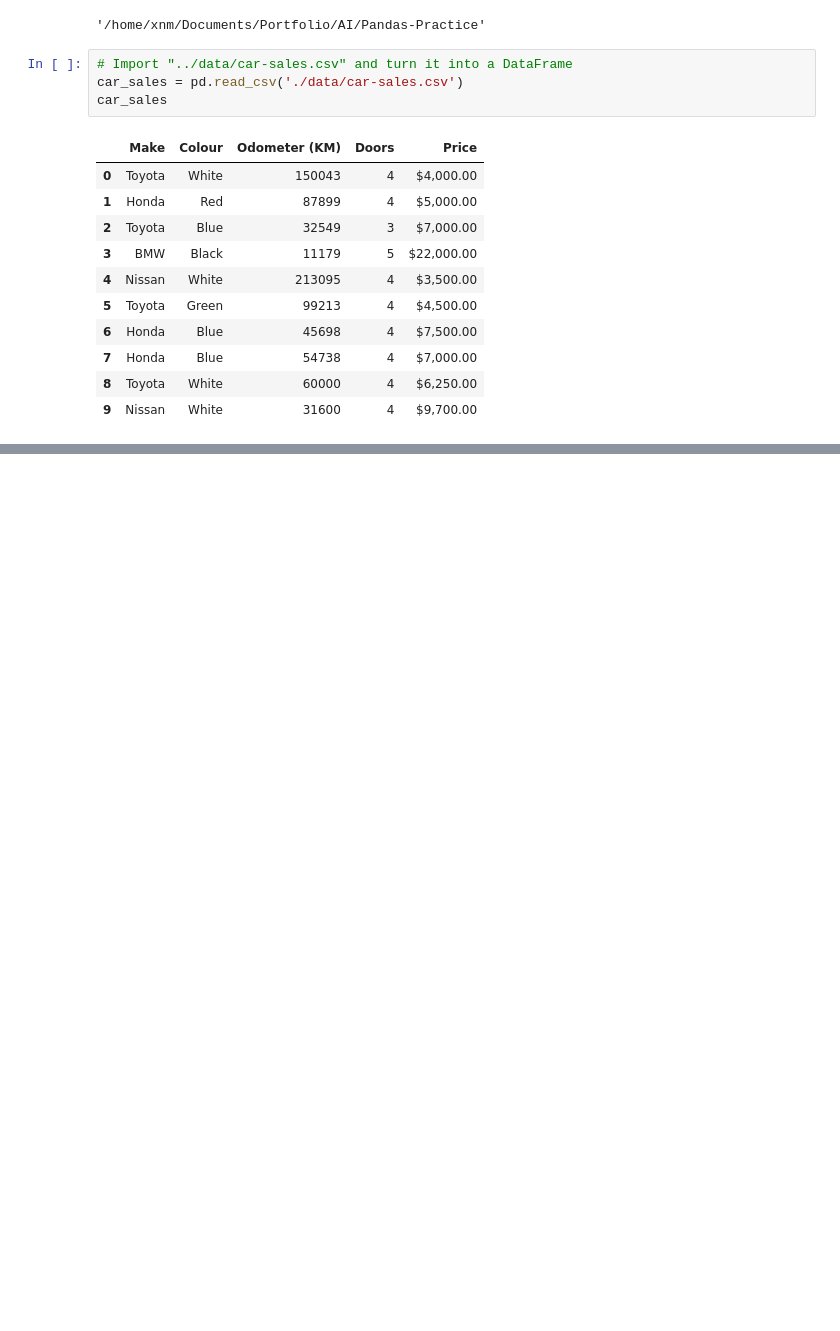
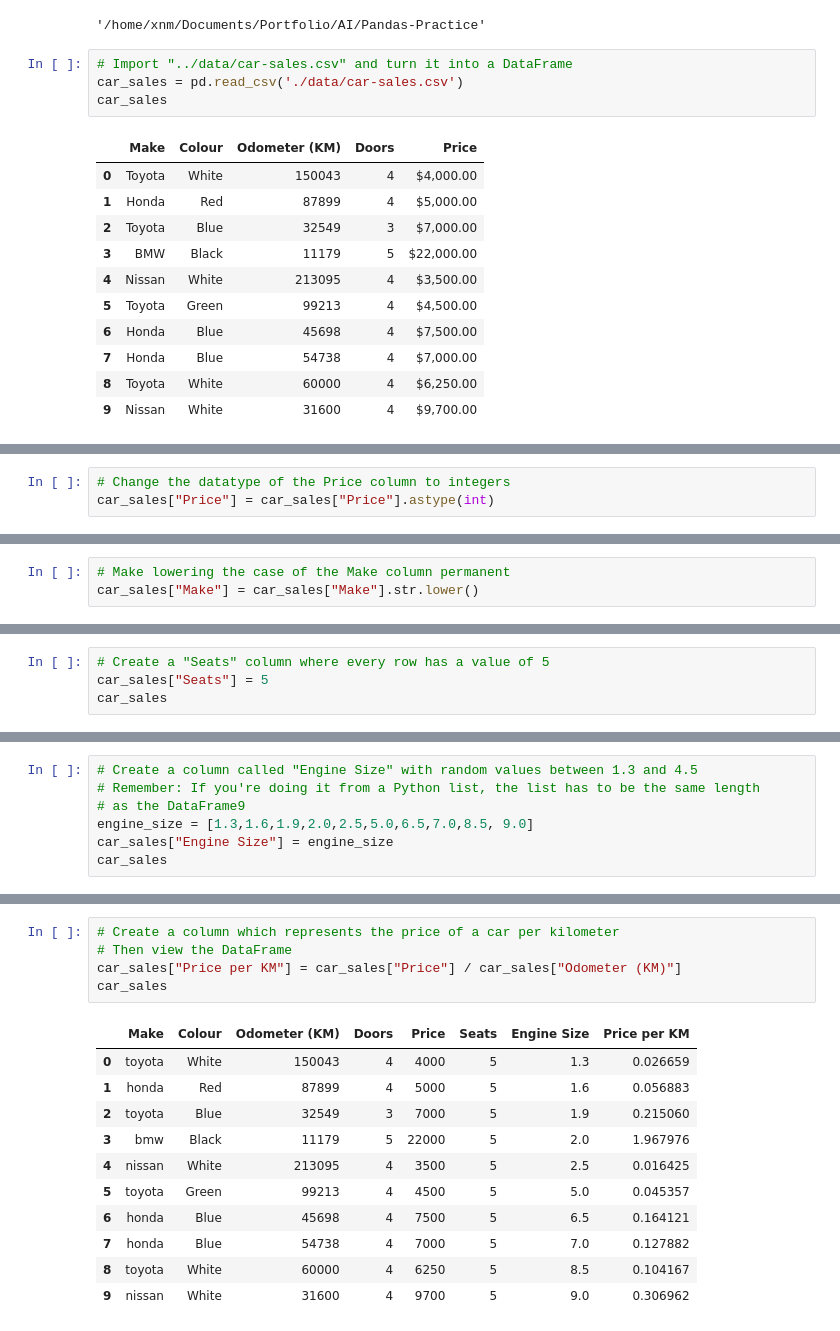
Before and after one commit to xnm-sdksdk/Pandas-Practice, a Jupyter notebook: Pandas-Practice.ipynb, the cells around one changed output, grey strips where cells are left out. Cells and saved outputs as stored; diff of their text form; blank space fills up the shorter version.

```diff
--- a/Pandas-Practice.ipynb
+++ b/Pandas-Practice.ipynb
@@ -153,0 +280,3 @@ export = car_sales.to_csv
+# %%
+# Change the datatype of the Price column to integers
+car_sales["Price"] = car_sales["Price"].astype(int)
@@ -153,0 +298,3 @@ export = car_sales.to_csv
+# %%
+# Make lowering the case of the Make column permanent
+car_sales["Make"] = car_sales["Make"].str.lower()
@@ -153,0 +365,4 @@ export = car_sales.to_csv
+# %%
+# Create a "Seats" column where every row has a value of 5
+car_sales["Seats"] = 5
+car_sales
@@ -153,0 +381,7 @@ export = car_sales.to_csv
+# %%
+# Create a column called "Engine Size" with random values between 1.3 and 4.5
+# Remember: If you're doing it from a Python list, the list has to be the same length
+# as the DataFrame9
+engine_size = [1.3,1.6,1.9,2.0,2.5,5.0,6.5,7.0,8.5, 9.0]
+car_sales["Engine Size"] = engine_size
+car_sales
@@ -153,0 +400,17 @@ export = car_sales.to_csv
+# %%
+# Create a column which represents the price of a car per kilometer
+# Then view the DataFrame
+car_sales["Price per KM"] = car_sales["Price"] / car_sales["Odometer (KM)"]
+car_sales
+# %% [output]
+|  | Make | Colour | Odometer (KM) | Doors | Price | Seats | Engine Size | Price per KM |
+| 0 | toyota | White | 150043 | 4 | 4000 | 5 | 1.3 | 0.026659 |
+| 1 | honda | Red | 87899 | 4 | 5000 | 5 | 1.6 | 0.056883 |
+| 2 | toyota | Blue | 32549 | 3 | 7000 | 5 | 1.9 | 0.215060 |
+| 3 | bmw | Black | 11179 | 5 | 22000 | 5 | 2.0 | 1.967976 |
+| 4 | nissan | White | 213095 | 4 | 3500 | 5 | 2.5 | 0.016425 |
+| 5 | toyota | Green | 99213 | 4 | 4500 | 5 | 5.0 | 0.045357 |
+| 6 | honda | Blue | 45698 | 4 | 7500 | 5 | 6.5 | 0.164121 |
+| 7 | honda | Blue | 54738 | 4 | 7000 | 5 | 7.0 | 0.127882 |
+| 8 | toyota | White | 60000 | 4 | 6250 | 5 | 8.5 | 0.104167 |
+| 9 | nissan | White | 31600 | 4 | 9700 | 5 | 9.0 | 0.306962 |
```
Also changed, not shown: parts of 81 cells of this notebook.
